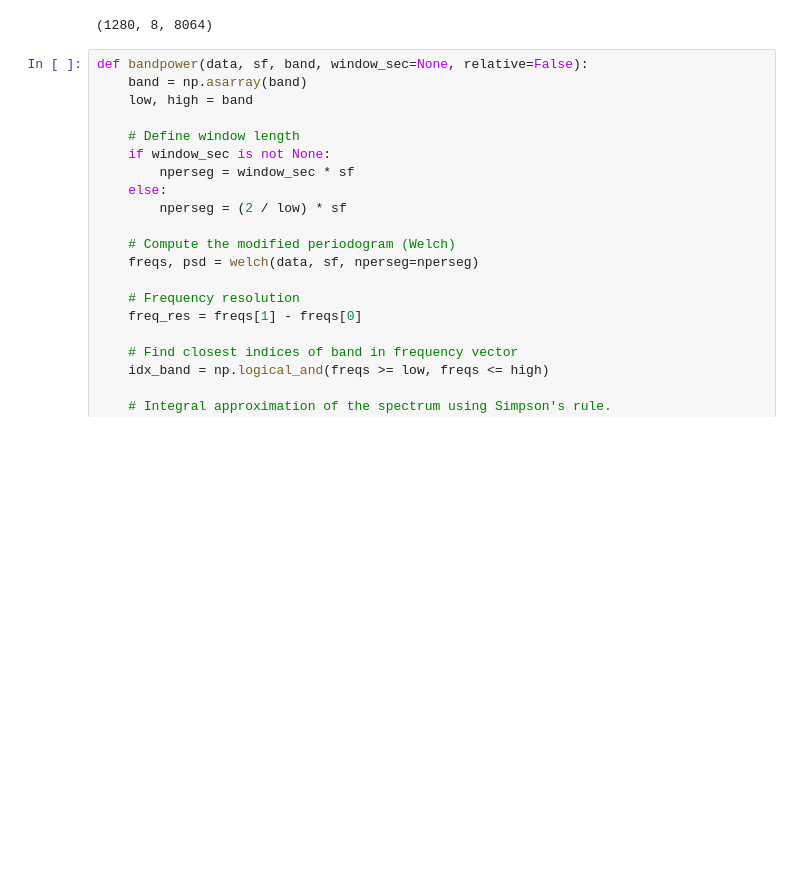
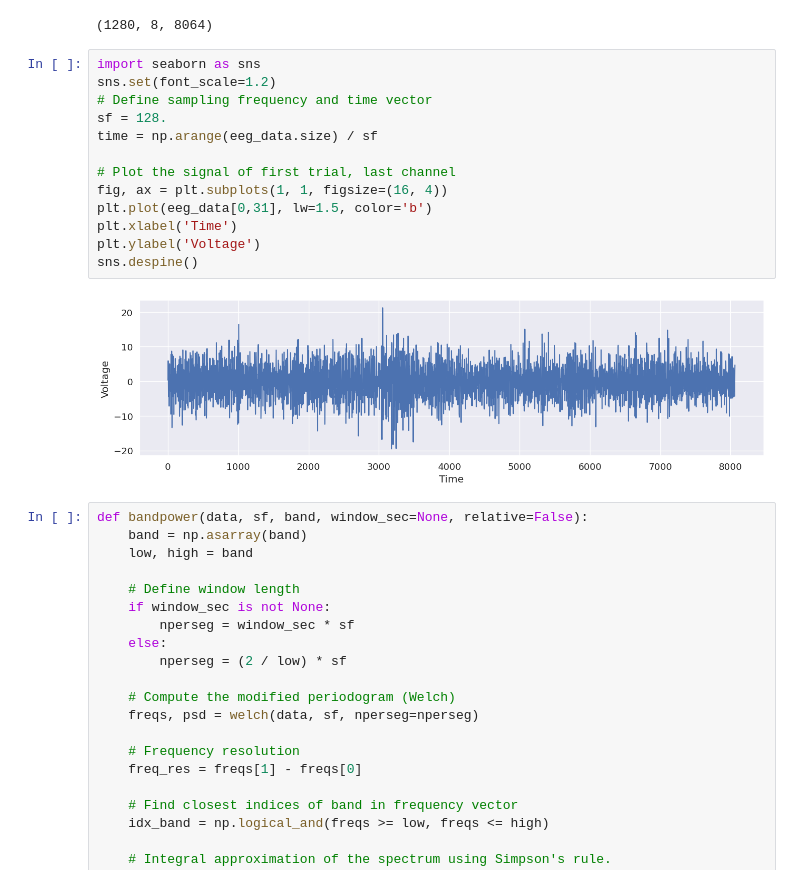
Before and after one commit to Ashwin81456/emotion-classification-using-eeg-signals, a Jupyter notebook: rabin2.ipynb, the cells around one changed output. Cells and saved outputs as stored; diff of their text form; blank space fills up the shorter version.

```diff
--- a/rabin2.ipynb
+++ b/rabin2.ipynb
@@ -314,6 +372,21 @@ peripheral_data = np.reshape(peripheral_data, (len(data), len(peripheral_channel
 print(peripheral_data.shape)
 # %% [output]
 (1280, 8, 8064)
+# %%
+import seaborn as sns
+sns.set(font_scale=1.2)
+# Define sampling frequency and time vector
+sf = 128.
+time = np.arange(eeg_data.size) / sf
+
+# Plot the signal of first trial, last channel
+fig, ax = plt.subplots(1, 1, figsize=(16, 4))
+plt.plot(eeg_data[0,31], lw=1.5, color='b')
+plt.xlabel('Time')
+plt.ylabel('Voltage')
+sns.despine()
+# %% [output]
+[figure, added]
 # %%
 def bandpower(data, sf, band, window_sec=None, relative=False):
     band = np.asarray(band)
```
Also changed, not shown: parts of 27 cells of this notebook.
